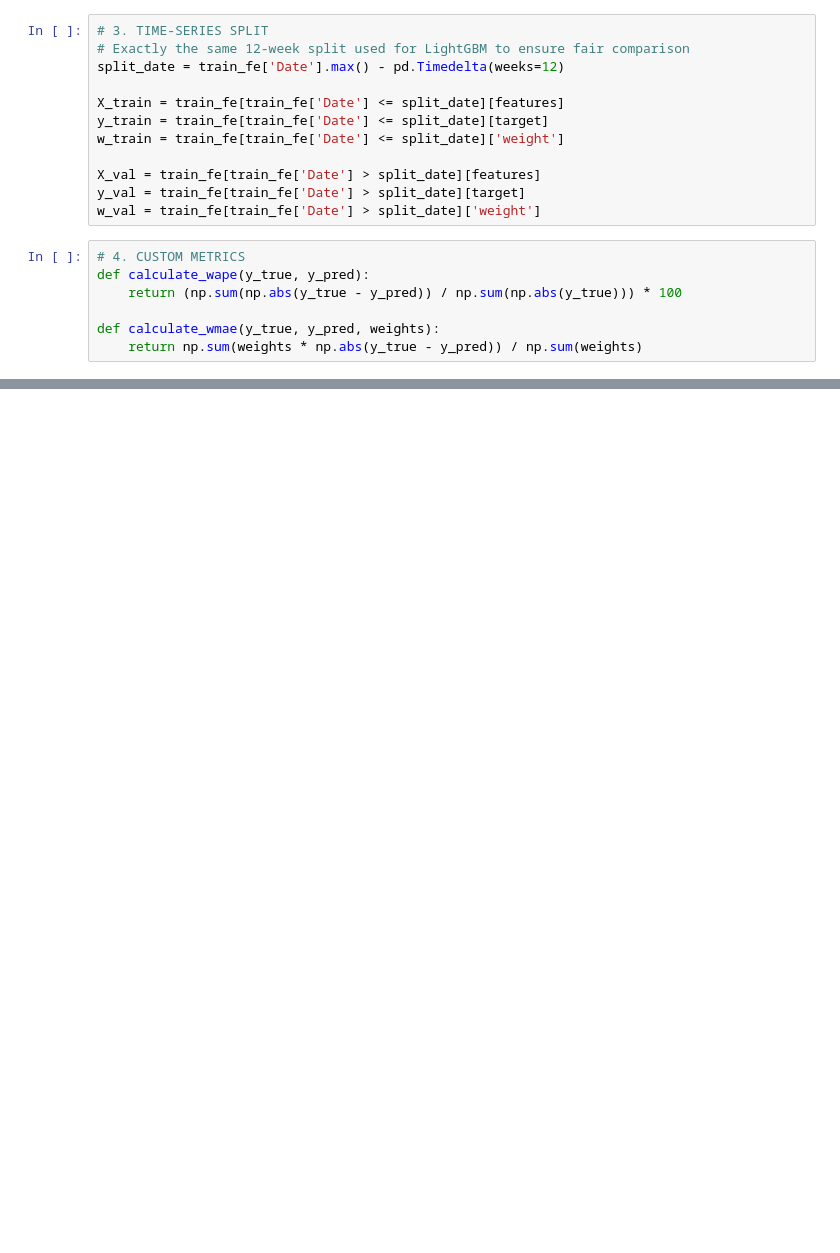
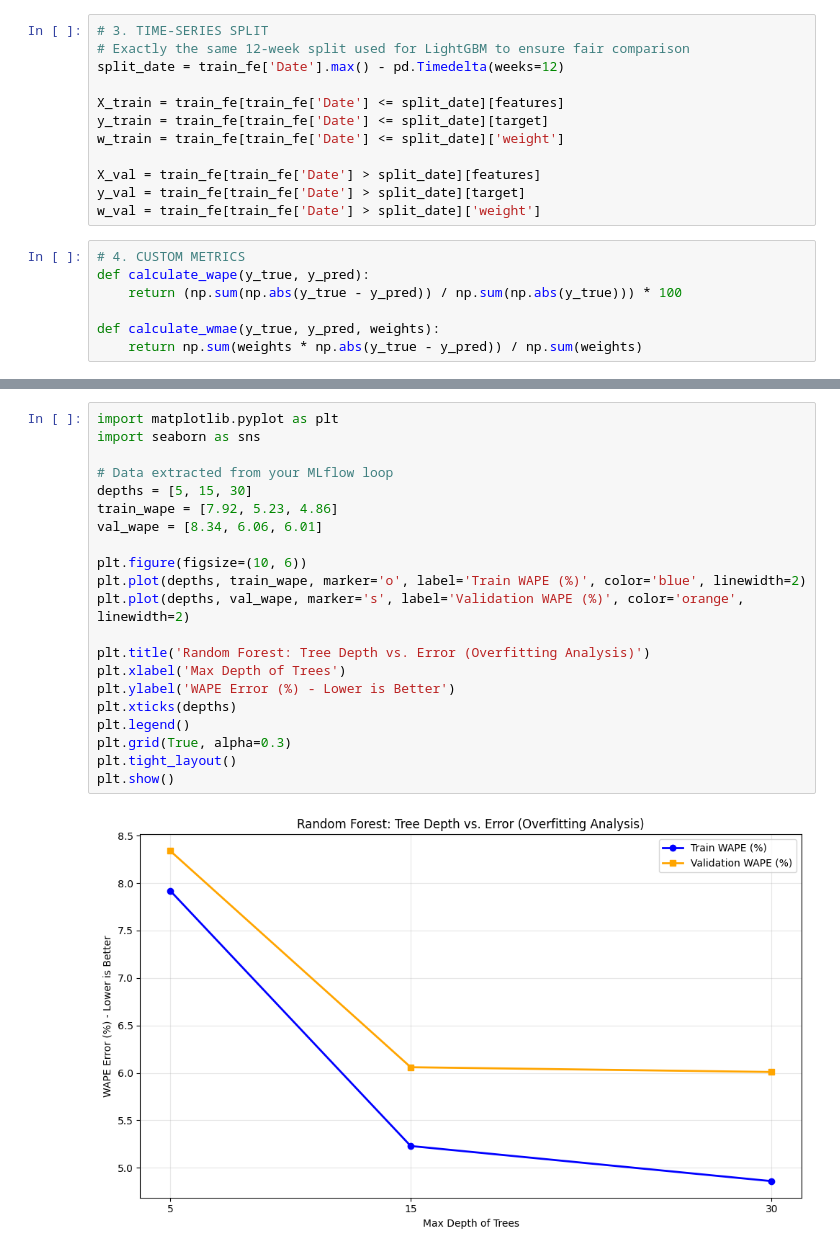
Before and after one commit to EleneJobava/walmart-sales-forecasting, a Jupyter notebook: model_experiment_RandomForest.ipynb, the cells around one changed output, grey strips where cells are left out. Saved outputs shown, nothing was run; the diff lists cells and outputs as text; blank space fills up the shorter version.

```diff
--- a/model_experiment_RandomForest.ipynb
+++ b/model_experiment_RandomForest.ipynb
@@ -183,0 +144,23 @@ Status: OPTIMAL/BALANCED
+# %%
+import matplotlib.pyplot as plt
+import seaborn as sns
+
+# Data extracted from your MLflow loop
+depths = [5, 15, 30]
+train_wape = [7.92, 5.23, 4.86]
+val_wape = [8.34, 6.06, 6.01]
+
+plt.figure(figsize=(10, 6))
+plt.plot(depths, train_wape, marker='o', label='Train WAPE (%)', color='blue', linewidth=2)
+plt.plot(depths, val_wape, marker='s', label='Validation WAPE (%)', color='orange', linewidth=2)
+
+plt.title('Random Forest: Tree Depth vs. Error (Overfitting Analysis)')
+plt.xlabel('Max Depth of Trees')
+plt.ylabel('WAPE Error (%) - Lower is Better')
+plt.xticks(depths)
+plt.legend()
+plt.grid(True, alpha=0.3)
+plt.tight_layout()
+plt.show()
+# %% [output]
+[figure, added]
```
Also changed, not shown: parts of 8 cells of this notebook.
